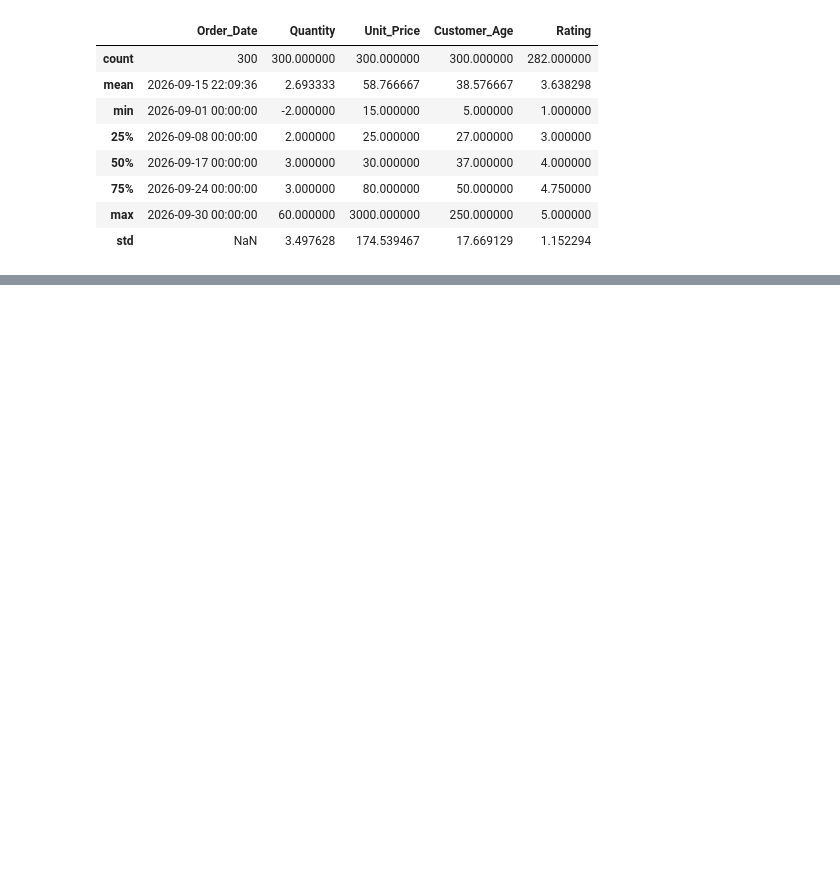
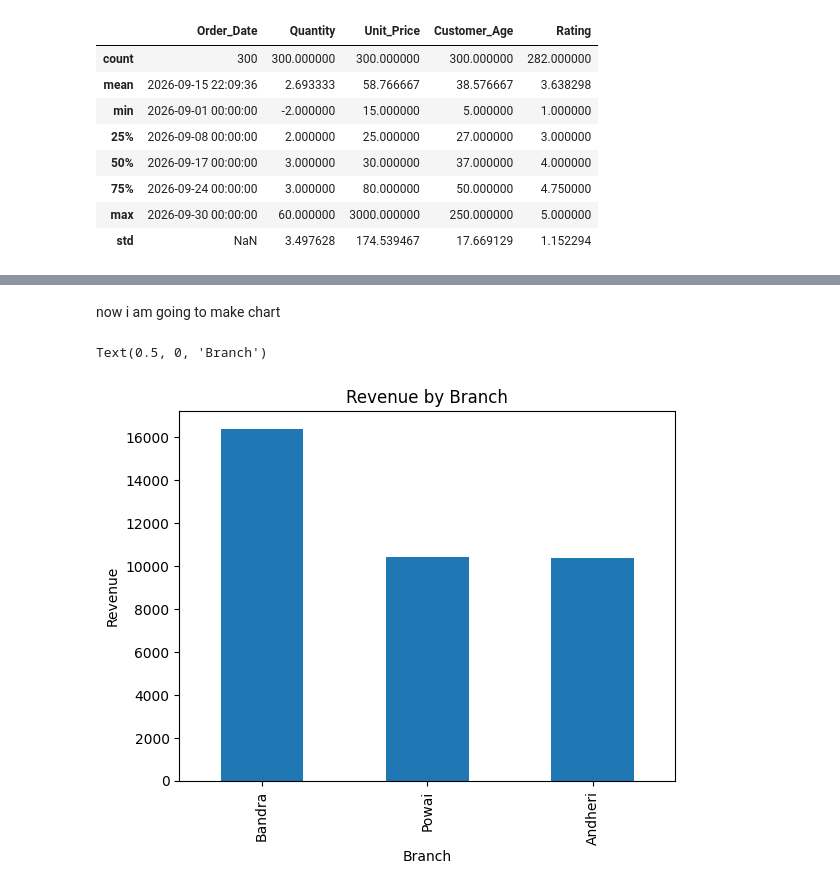
Before and after one commit to SanjeetKumarr/chai-cafe-analysis, a Jupyter notebook: Chai_Cafe_Analysis.ipynb, the cells around one changed output, grey strips where cells are left out. Cells and saved outputs as stored; diff of their text form; code cells hidden in the pictures; blank space fills up the shorter version.

```diff
--- a/Chai_Cafe_Analysis.ipynb
+++ b/Chai_Cafe_Analysis.ipynb
@@ -356,0 +313,2 @@ Name: Revenue, dtype: float64
+# %%
+df['Quantity'] = pd.to_numeric(df['Quantity'], errors='coerce')
@@ -356,0 +564,3 @@ Name: Revenue, dtype: float64
+# %%
+df['Weekday'] = df['Order_Date'].dt.day_name()
+df.groupby('Weekday')['Revenue'].sum()
@@ -356,0 +608,2 @@ Name: Revenue, dtype: float64
+# %% [markdown]
+now i am going to make chart
@@ -356,0 +614,8 @@ Name: Revenue, dtype: float64
+# %%
+rev.plot(kind='bar')
+plt.title('Revenue by Branch')
+plt.ylabel('Revenue')
+plt.xlabel('Branch')
+# %% [output]
+Text(0.5, 0, 'Branch')
+[figure, added]
```
Also changed, not shown: parts of 144 cells of this notebook.
